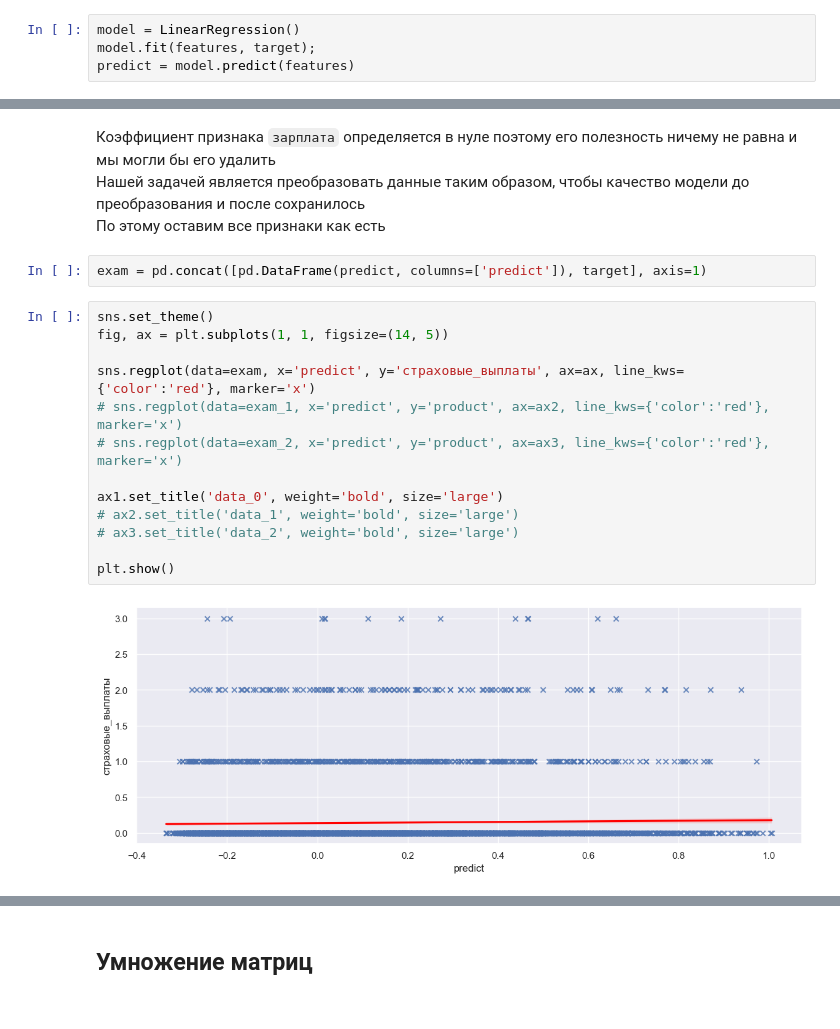
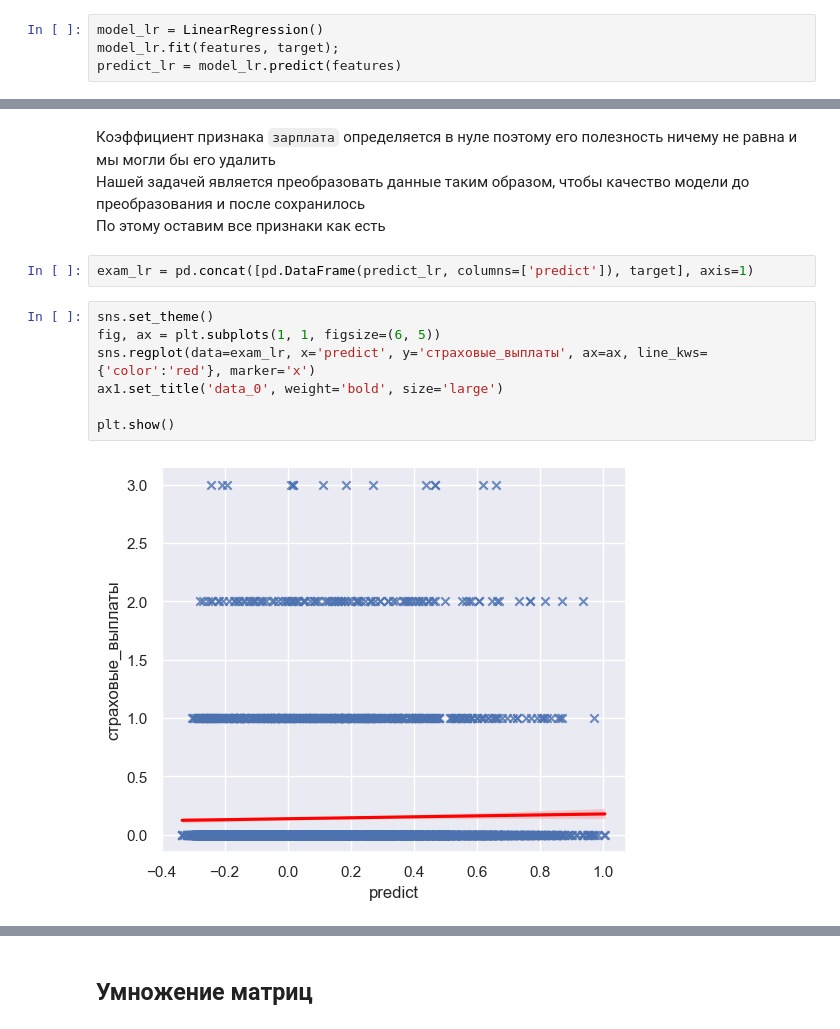
Before and after one commit to MaxMacClane/Ypracticum, a Jupyter notebook: Защита персональных данных клиентов/5d69f949-814d-4e1d-bc95-0a2877da8610.ipynb, the cells around one changed output, grey strips where cells are left out. Drawn from its saved outputs; the diff is of its cells as text.

```diff
--- a/Защита персональных данных клиентов/5d69f949-814d-4e1d-bc95-0a2877da8610.ipynb
+++ b/Защита персональных данных клиентов/5d69f949-814d-4e1d-bc95-0a2877da8610.ipynb
@@ -248,7 +271,7 @@ mustache_box(data=data, name='Выбросы в данных после филь
 features = data.drop(columns='страховые_выплаты', axis=1)
 target = data['страховые_выплаты']
 # %%
-model = LinearRegression()
-model.fit(features, target);
-predict = model.predict(features)
+model_lr = LinearRegression()
+model_lr.fit(features, target);
+predict_lr = model_lr.predict(features)
 # %%
@@ -263,21 +286,15 @@ angle_coefficients
 Нашей задачей является преобразовать данные таким образом, чтобы качество модели до преобразования и после сохранилось<br>
 По этому оставим все признаки как есть <br>
 # %%
-exam = pd.concat([pd.DataFrame(predict, columns=['predict']), target], axis=1)
+exam_lr = pd.concat([pd.DataFrame(predict_lr, columns=['predict']), target], axis=1)
 # %%
 sns.set_theme()
-fig, ax = plt.subplots(1, 1, figsize=(14, 5))
-
-sns.regplot(data=exam, x='predict', y='страховые_выплаты', ax=ax, line_kws={'color':'red'}, marker='x')
-# sns.regplot(data=exam_1, x='predict', y='product', ax=ax2, line_kws={'color':'red'}, marker='x')
-# sns.regplot(data=exam_2, x='predict', y='product', ax=ax3, line_kws={'color':'red'}, marker='x')
-
+fig, ax = plt.subplots(1, 1, figsize=(6, 5))
+sns.regplot(data=exam_lr, x='predict', y='страховые_выплаты', ax=ax, line_kws={'color':'red'}, marker='x')
 ax1.set_title('data_0', weight='bold', size='large')
-# ax2.set_title('data_1', weight='bold', size='large')
-# ax3.set_title('data_2', weight='bold', size='large')
 
 plt.show()
 # %% [output]
-[figure, old version]
+[figure, new version]
 # %%
 # посторим график на котором сравним исходные таргеты и предсказания моделей
```
Also changed, not shown: parts of 25 cells of this notebook.
